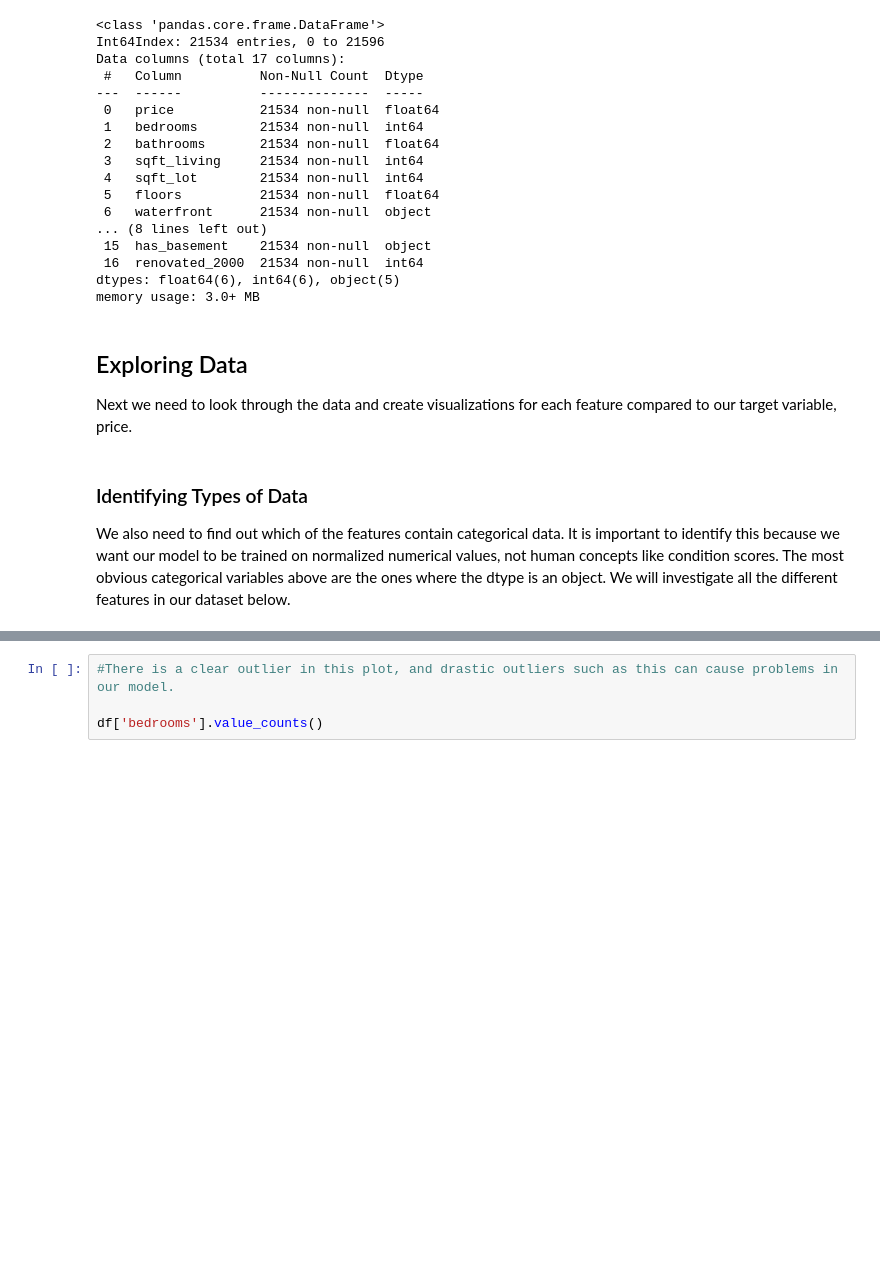
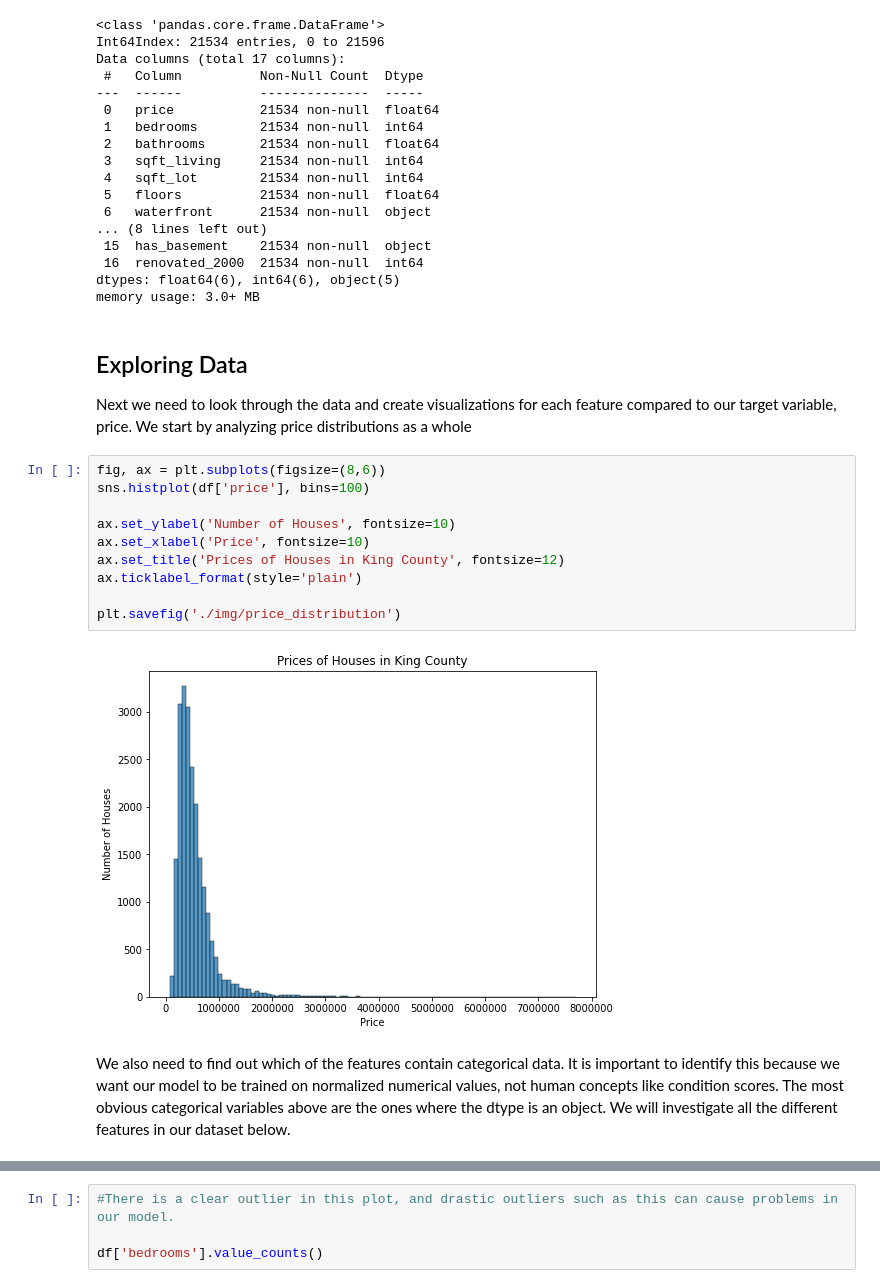
Before and after one commit to shadel96/King_County_Regression_Analysis, a Jupyter notebook: kc_preprocessing_exploring.ipynb, the cells around one changed output, grey strips where cells are left out. Saved outputs shown, nothing was run; the diff lists cells and outputs as text; blank space fills up the shorter version.

```diff
--- a/kc_preprocessing_exploring.ipynb
+++ b/kc_preprocessing_exploring.ipynb
@@ -56,10 +56,20 @@ memory usage: 3.0+ MB
 # %% [markdown]
 ## Exploring Data
 
-Next we need to look through the data and create visualizations for each feature compared to our target variable, price.
+Next we need to look through the data and create visualizations for each feature compared to our target variable, price. We start by analyzing price distributions as a whole
+# %%
+fig, ax = plt.subplots(figsize=(8,6))
+sns.histplot(df['price'], bins=100)
+
+ax.set_ylabel('Number of Houses', fontsize=10)
+ax.set_xlabel('Price', fontsize=10)
+ax.set_title('Prices of Houses in King County', fontsize=12)
+ax.ticklabel_format(style='plain')
+
+plt.savefig('./img/price_distribution')
+# %% [output]
+[figure, added]
 # %% [markdown]
-### Identifying Types of Data
-
 We also need to find out which of the features contain categorical data. It is important to identify this because we want our model to be trained on normalized numerical values, not human concepts like condition scores. The most obvious categorical variables above are the ones where the dtype is an object. We will investigate all the different features in our dataset below.
 # %%
 df.hist(figsize=[15,20], bins='auto');
```
Also changed, not shown: parts of 27 cells of this notebook, 14 other files.
